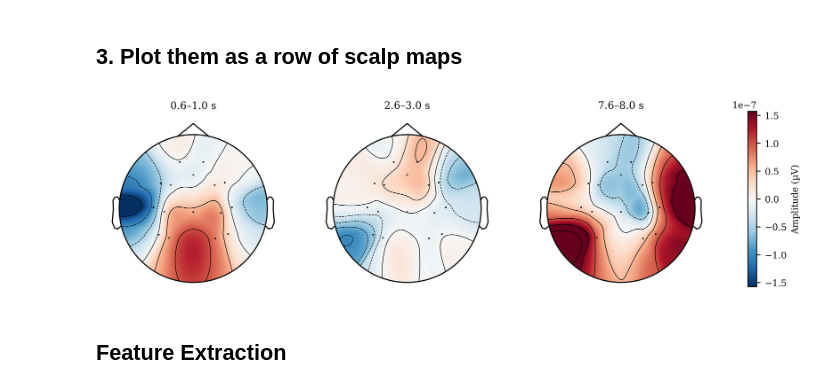
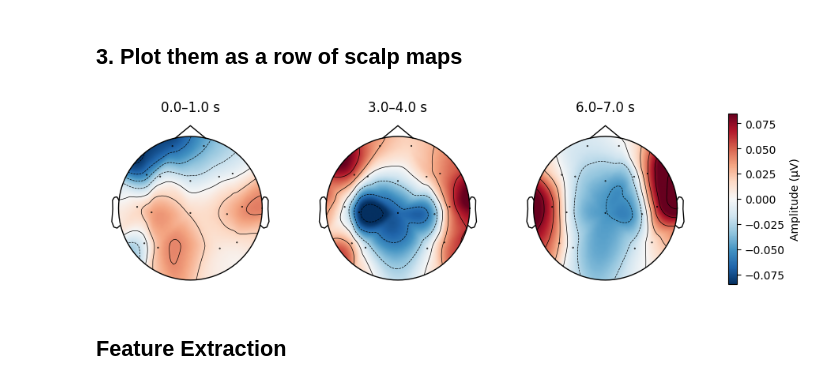
Before and after one commit to Bornholmersild/hybrid_bci, a Jupyter notebook: src/experiment/analyse_data.ipynb, the cells around one changed output. Drawn from its saved outputs; the diff is of its cells as text; code cells hidden in the pictures.

```diff
--- a/src/experiment/analyse_data.ipynb
+++ b/src/experiment/analyse_data.ipynb
@@ -579,7 +579,7 @@ CON_RANGE = np.arange(0*ONE_SEC_RANGE, 9*ONE_SEC_RANGE)
 # %% [markdown]
 ### Load datasets
 # %%
-def load_EEG_data(subject_name : str | list, finger_name : str, select_specfic_channels : list | None = None):
+'''def load_EEG_data(subject_name : str | list, finger_name : str, select_specfic_channels : list | None = None):
     EEG_USEABLE_CHANNELS = select_specfic_channels
 
     base_dir = Path().resolve() / 'data'
@@ -624,11 +624,11 @@ def load_EEG_data(subject_name : str | list, finger_name : str, select_specfic_c
     filt_ins = Filtering()
     EEG_epoch_norm = filt_ins.zscore(EEG_car, mode = 'within_ch')
 
-    return EEG_epoch_norm
+    return EEG_epoch_norm'''
 
 base_dir = Path().resolve() / 'data'
 load_ins = load_datasets(base_dir = base_dir)
-EEG_ins = EEG_preprocessing(fs = EEG_FREQ, bandpass_lowcut = EEG_LOWCUT, bandpass_highcut = EEG_HIGHCUT, trial_period = TRIAL_PERIOD, trim_period = TRIM_PERIOD)
+EEG_ins = EEG_preprocessing(fs = EEG_FREQ, bandpass_lowcut = 0.5, bandpass_highcut = 30, trial_period = TRIAL_PERIOD, trim_period = TRIM_PERIOD)
 
 # SUBJECTS_IDs = [f'subject_{subj}' for subj in range(17)]
 SUBJECTS_IDs = ['subject_7']
@@ -1252,9 +1266,9 @@ evoked_diff.plot_topomap(times=[3, 5, 8.99], cmap='RdBu_r', size=3)
 # %%
 # Define time window
 time_windows = [
-    (0.6, 1.0),
-    (2.6, 3.0),
-    (7.6, 8.0)
+    (0.0, 1.0),
+    (3.0, 4.0),
+    (6.0, 7.0)
 ]
 
 topomaps = []
@@ -1275,26 +1289,27 @@ for tmin, tmax in time_windows:
 # %%
 fig, axes = plt.subplots(1, len(topomaps), figsize=(12, 4))
 vlim = max(abs(np.concatenate(topomaps)))
 
 for i, topo in enumerate(topomaps):
     im, _ = mne.viz.plot_topomap(
         topo,
         evoked_index.info,
         axes=axes[i],
         cmap='RdBu_r',
         vlim=(-vlim, vlim),
-        show=False
+        show=False,
+        sphere=(0, 0, 0, 0.07),
     )
     axes[i].set_title(f"{time_windows[i][0]}–{time_windows[i][1]} s")
 
 # ---- Add shared colorbar ----
 cbar = fig.colorbar(im, ax=axes, shrink=0.7)
 cbar.set_label("Amplitude (µV)")
 
 #plt.tight_layout()
 plt.show()
 # %% [output]
-[figure, old version]
+[figure, new version]
 # %% [markdown]
 ## Feature Extraction
 # %%
```
Also changed, not shown: parts of 9 cells of this notebook, 33 other files.
